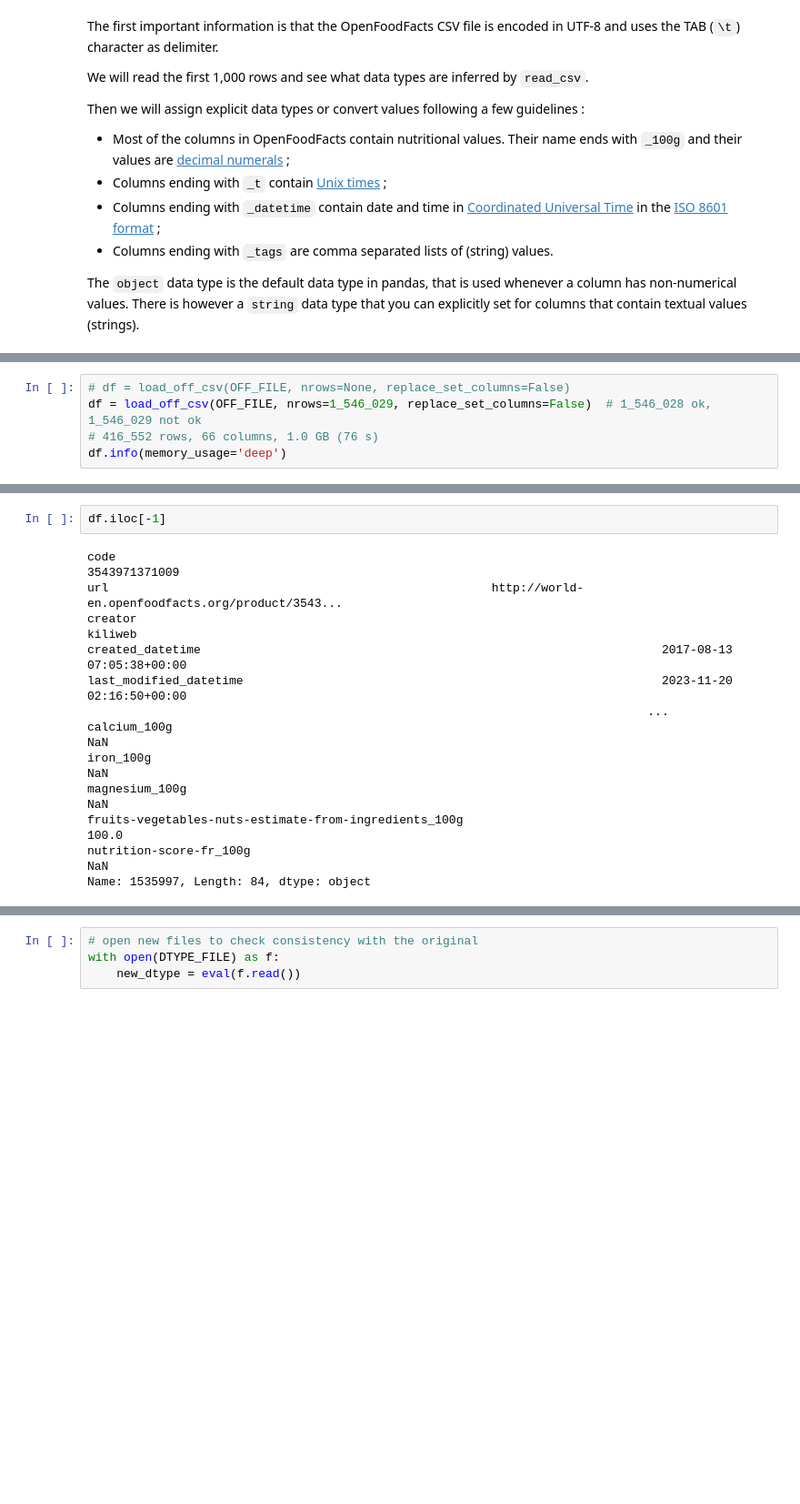
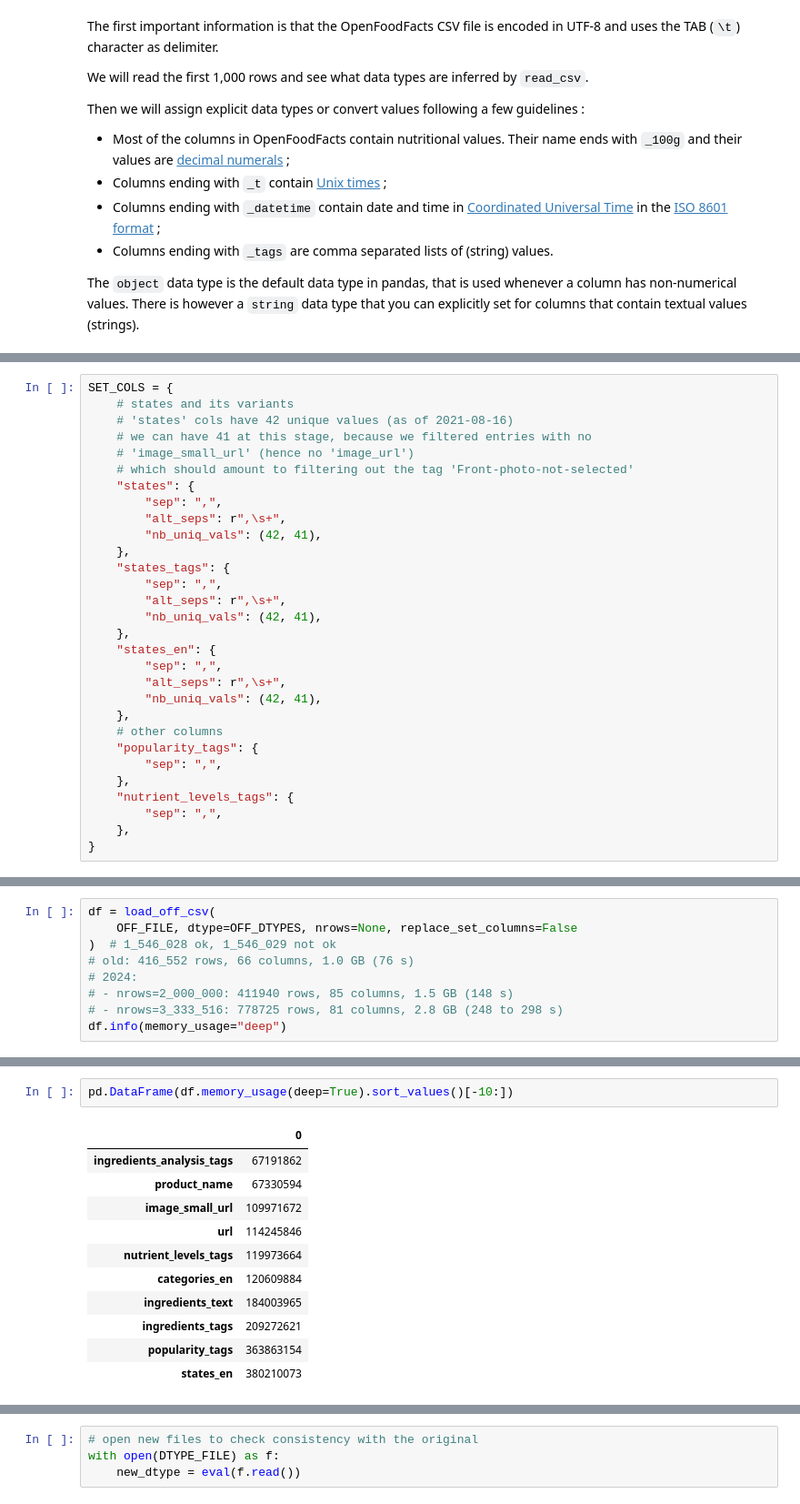
Before and after one commit to moreymat/scpo-data-science-bootcamp, a Jupyter notebook: notebooks/appendix1_off_filter.ipynb, the cells around one changed output, grey strips where cells are left out. Shown: that part at 91% size. Saved outputs shown, nothing was run; the diff lists cells and outputs as text; blank space fills up the shorter version.

Commit message:
ENH update OFF loader and filter, dtype

```diff
--- a/notebooks/appendix1_off_filter.ipynb
+++ b/notebooks/appendix1_off_filter.ipynb
@@ -156,6 +166,36 @@ OFF_DTYPES = {
     #
     # 'nutrition-score-fr_100g': 'Int64',  # Int8 ?
 }
+# %%
+SET_COLS = {
+    # states and its variants
+    # 'states' cols have 42 unique values (as of 2021-08-16)
+    # we can have 41 at this stage, because we filtered entries with no
+    # 'image_small_url' (hence no 'image_url')
+    # which should amount to filtering out the tag 'Front-photo-not-selected'
+    "states": {
+        "sep": ",",
+        "alt_seps": r",\s+",
+        "nb_uniq_vals": (42, 41),
+    },
+    "states_tags": {
+        "sep": ",",
+        "alt_seps": r",\s+",
+        "nb_uniq_vals": (42, 41),
+    },
+    "states_en": {
+        "sep": ",",
+        "alt_seps": r",\s+",
+        "nb_uniq_vals": (42, 41),
+    },
+    # other columns
+    "popularity_tags": {
+        "sep": ",",
+    },
+    "nutrient_levels_tags": {
+        "sep": ",",
+    },
+}
 # %%
 def find_empty_columns(df, threshold=0.01, verbose=False):
     """Find empty or near-empty columns.
@@ -384,9 +553,13 @@ def load_off_csv(filepath_or_buffer, nrows=None, threshold=0.01,
     #
     return df
 # %%
-# df = load_off_csv(OFF_FILE, nrows=None, replace_set_columns=False)
-df = load_off_csv(OFF_FILE, nrows=1_546_029, replace_set_columns=False)  # 1_546_028 ok, 1_546_029 not ok
-# 416_552 rows, 66 columns, 1.0 GB (76 s)
-df.info(memory_usage='deep')
+df = load_off_csv(
+    OFF_FILE, dtype=OFF_DTYPES, nrows=None, replace_set_columns=False
+)  # 1_546_028 ok, 1_546_029 not ok
+# old: 416_552 rows, 66 columns, 1.0 GB (76 s)
+# 2024:
+# - nrows=2_000_000: 411940 rows, 85 columns, 1.5 GB (148 s)
+# - nrows=3_333_516: 778725 rows, 81 columns, 2.8 GB (248 to 298 s)
+df.info(memory_usage="deep")
 # %% [output]
 <class 'pandas.core.frame.DataFrame'>
@@ -409,15 +582,14 @@ memory usage: 357.9 MB
-# %%
-df.iloc[-1]
-# %% [output]
-code                                                                                         3543971371009
-url                                                      http://world-en.openfoodfacts.org/product/3543...
-creator                                                                                            kiliweb
-created_datetime                                                                 2017-08-13 07:05:38+00:00
-last_modified_datetime                                                           2023-11-20 02:16:50+00:00
-                                                                               ...
-calcium_100g                                                                                           NaN
-iron_100g                                                                                              NaN
-magnesium_100g                                                                                         NaN
-fruits-vegetables-nuts-estimate-from-ingredients_100g                                                100.0
-nutrition-score-fr_100g                                                                                NaN
-Name: 1535997, Length: 84, dtype: object
+# %%
+pd.DataFrame(df.memory_usage(deep=True).sort_values()[-10:])
+# %% [output]
+|  | 0 |
+| ingredients_analysis_tags | 67191862 |
+| product_name | 67330594 |
+| image_small_url | 109971672 |
+| url | 114245846 |
+| nutrient_levels_tags | 119973664 |
+| categories_en | 120609884 |
+| ingredients_text | 184003965 |
+| ingredients_tags | 209272621 |
+| popularity_tags | 363863154 |
+| states_en | 380210073 |
```
Also changed, not shown: parts of 19 cells of this notebook, 1 other file.
